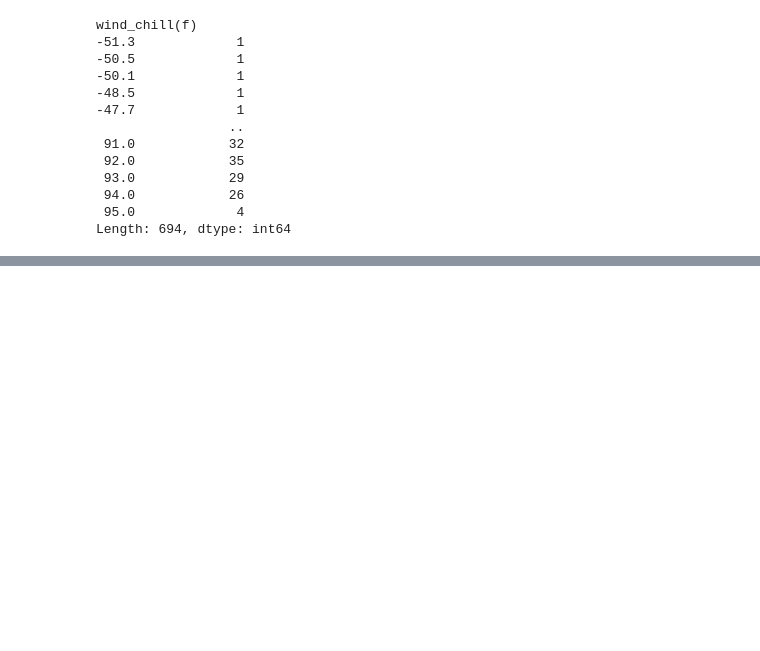
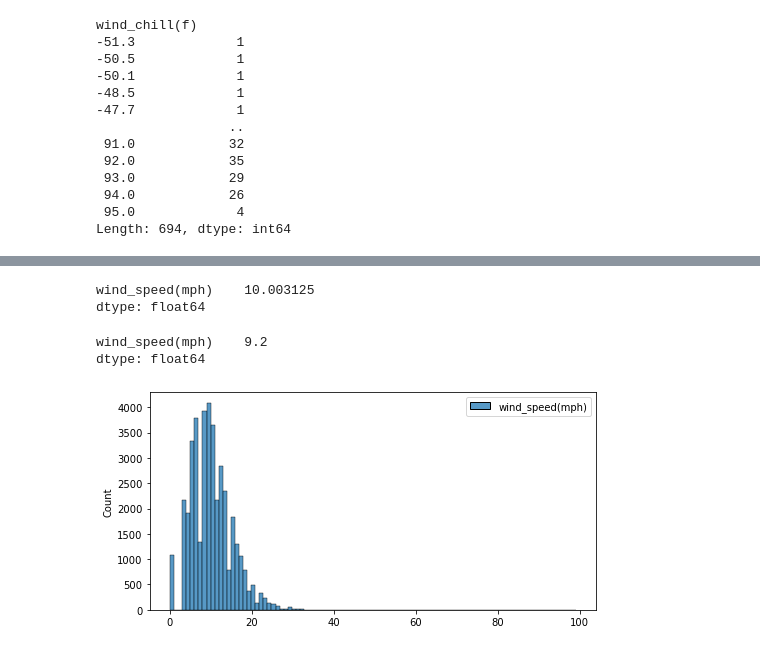
Before and after one commit to jeffreyfloyd/DST-and-traffic-implications, a Jupyter notebook: code/data_cleaning.ipynb, the cells around one changed output, grey strips where cells are left out. Cells and saved outputs as stored; diff of their text form; code cells hidden in the pictures; blank space fills up the shorter version.

```diff
--- a/code/data_cleaning.ipynb
+++ b/code/data_cleaning.ipynb
@@ -196,0 +238,15 @@ sns.histplot(chi_df[['wind_chill(f)']].value_counts().sort_index(), bins = 100);
+# %%
+chi_df[['wind_speed(mph)']].mean()
+# %% [output]
+wind_speed(mph)    10.003125
+dtype: float64
+# %%
+chi_df[['wind_speed(mph)']].median()
+# %% [output]
+wind_speed(mph)    9.2
+dtype: float64
+# %%
+plt.figure(figsize = (8, 4))
+sns.histplot(chi_df[['wind_speed(mph)']], bins = 100);
+# %% [output]
+[figure, added]
```
Also changed, not shown: parts of 59 cells of this notebook, 1 other file.
